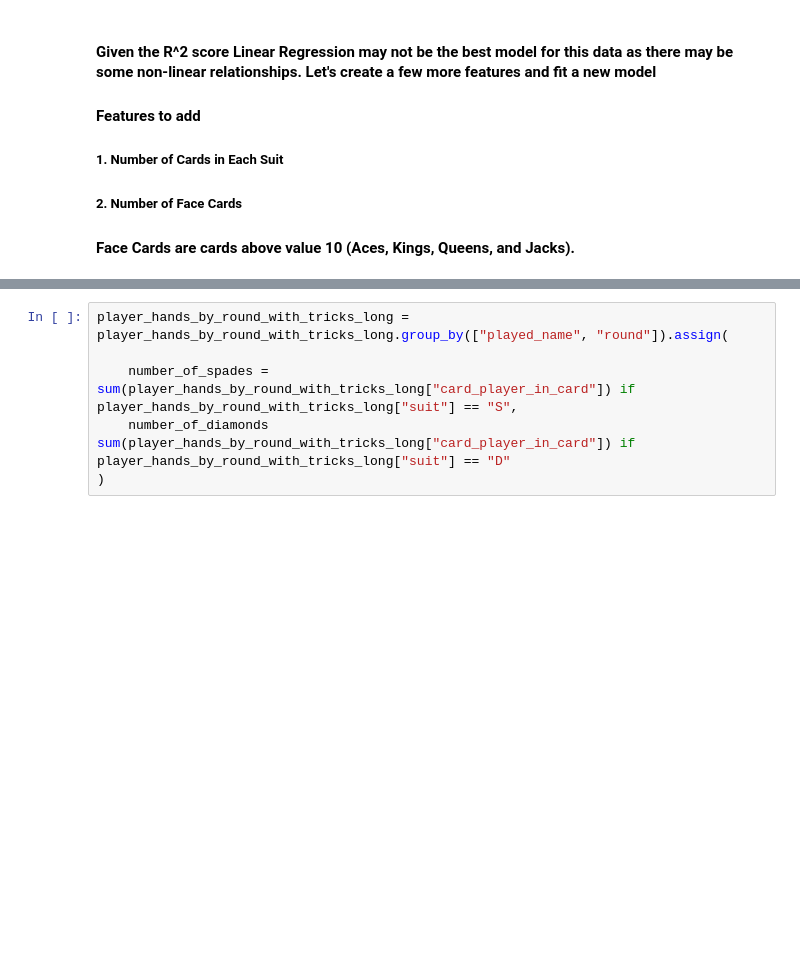
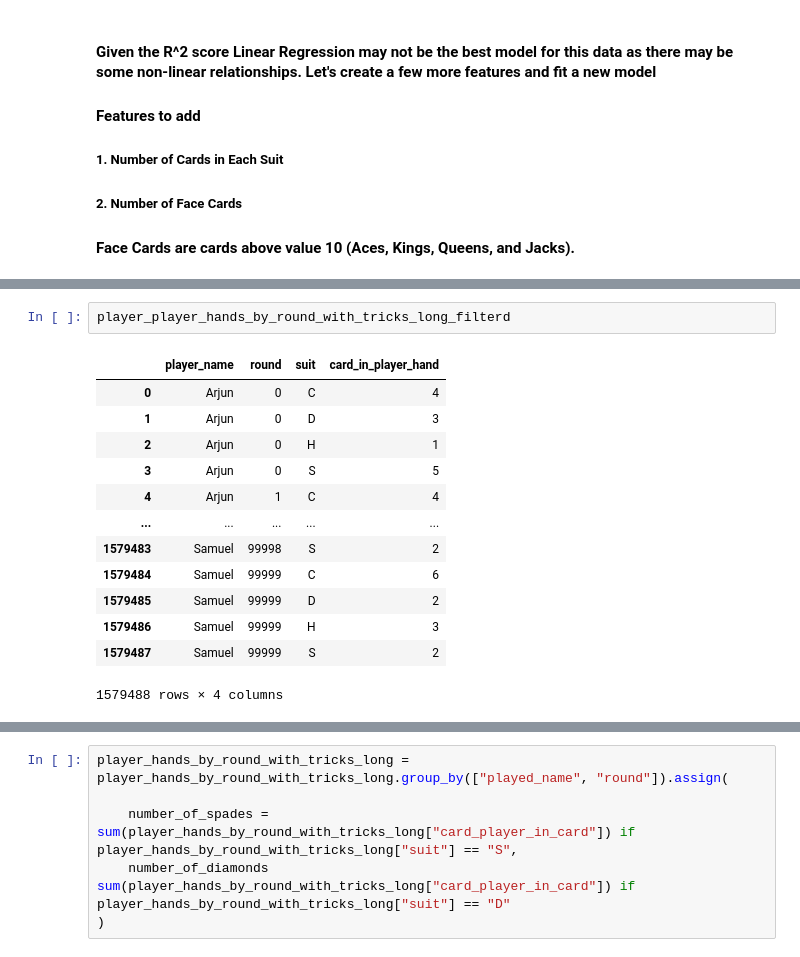
Before and after one commit to blh119/Data-Mining-Final-Project, a Jupyter notebook: Spades Analysis.ipynb, the cells around one changed output, grey strips where cells are left out. Drawn from its saved outputs; the diff is of its cells as text; blank space fills up the shorter version.

```diff
--- a/Spades Analysis.ipynb
+++ b/Spades Analysis.ipynb
@@ -395,0 +405,16 @@ coefficients_data.sort_values(ascending = False, by = "coefficient_norm")
+# %%
+player_player_hands_by_round_with_tricks_long_filterd
+# %% [output]
+|  | player_name | round | suit | card_in_player_hand |
+| 0 | Arjun | 0 | C | 4 |
+| 1 | Arjun | 0 | D | 3 |
+| 2 | Arjun | 0 | H | 1 |
+| 3 | Arjun | 0 | S | 5 |
+| 4 | Arjun | 1 | C | 4 |
+| ... | ... | ... | ... | ... |
+| 1579483 | Samuel | 99998 | S | 2 |
+| 1579484 | Samuel | 99999 | C | 6 |
+| 1579485 | Samuel | 99999 | D | 2 |
+| 1579486 | Samuel | 99999 | H | 3 |
+| 1579487 | Samuel | 99999 | S | 2 |
+1579488 rows × 4 columns
```
Also changed, not shown: parts of 5 cells of this notebook.
